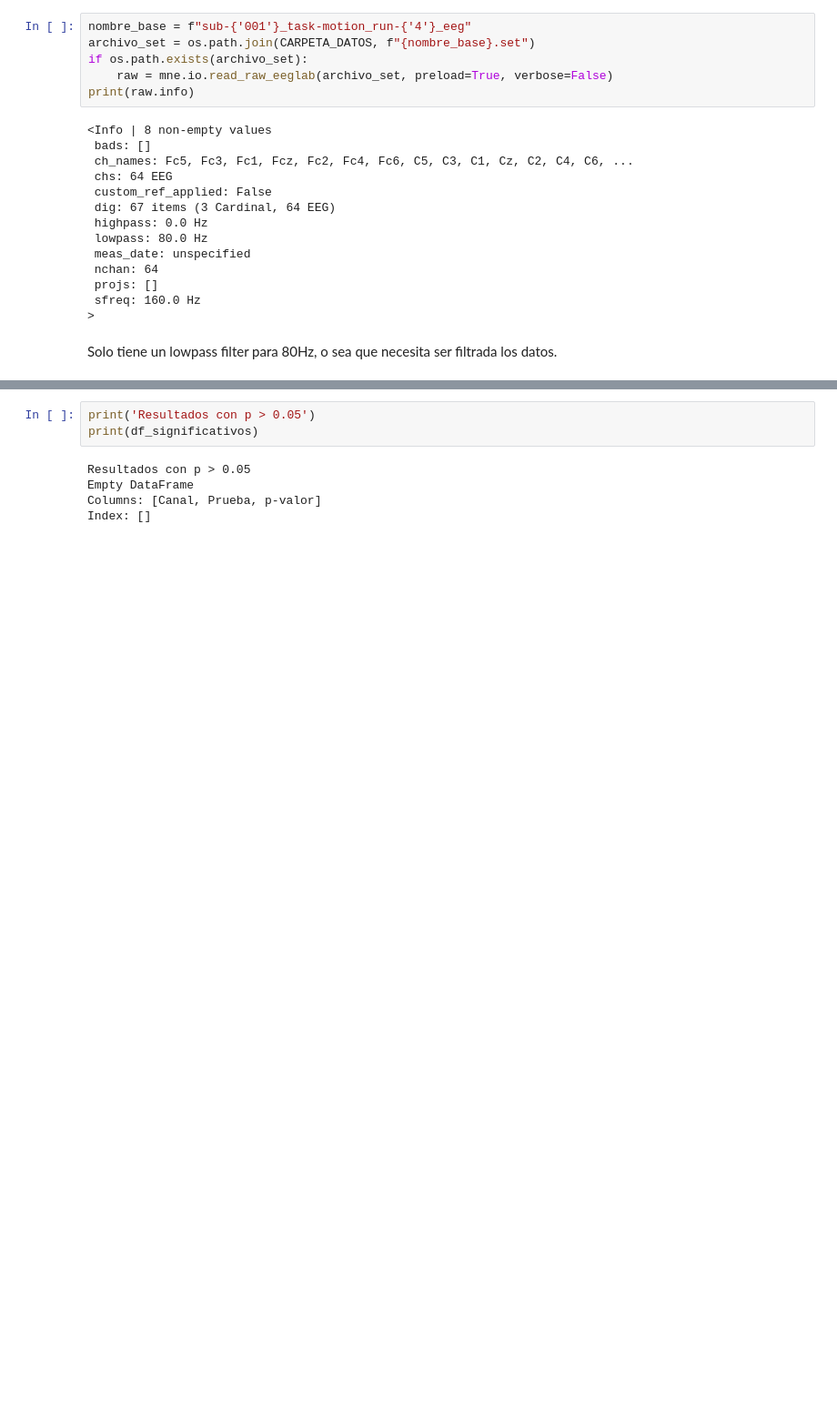
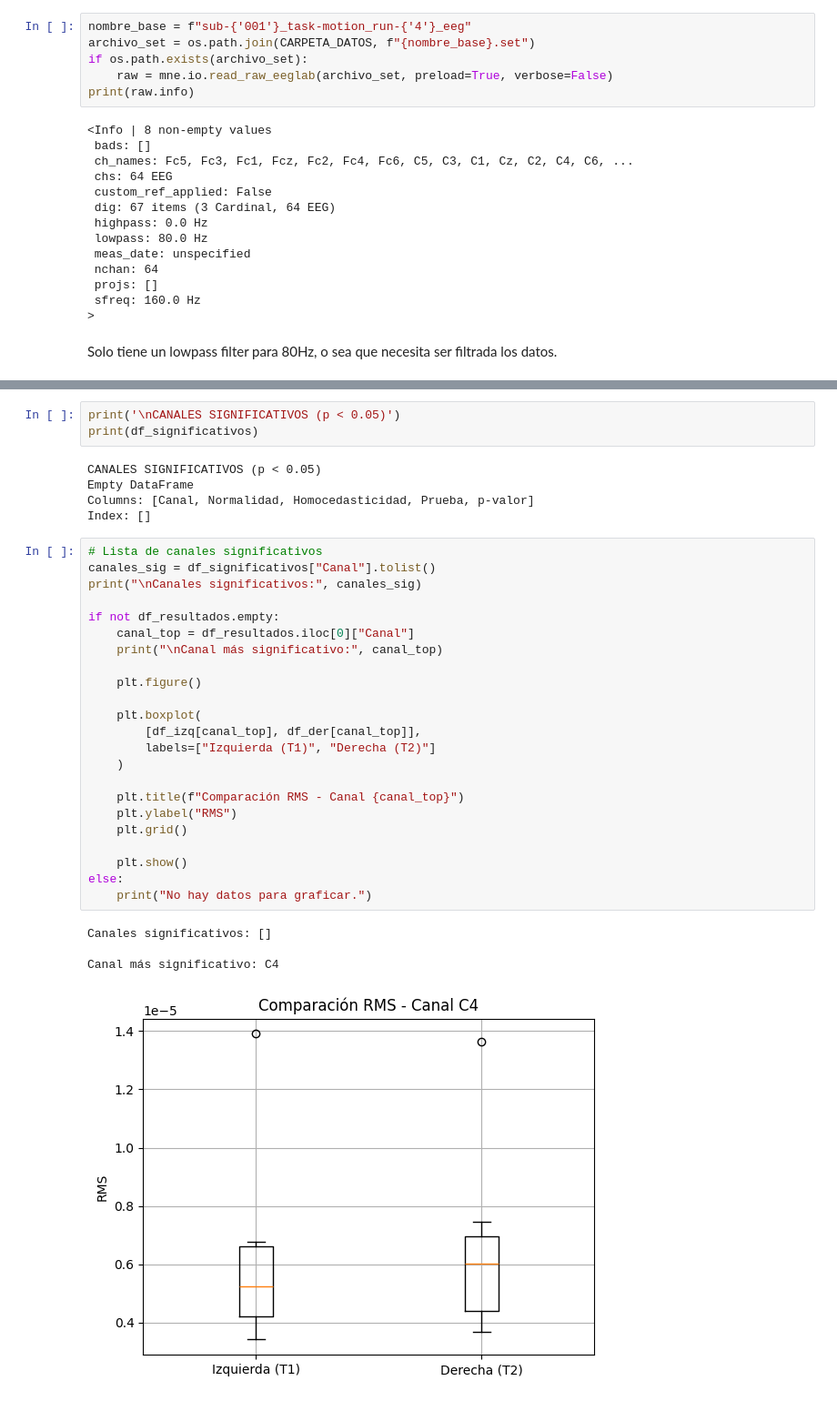
Before and after one commit to Daniu13/Lab_biosenales1, a Jupyter notebook: prac3_2/main.ipynb, the cells around one changed output, grey strips where cells are left out. Shown at 91% size. Drawn from its saved outputs; the diff is of its cells as text; blank space fills up the shorter version.

```diff
--- a/prac3_2/main.ipynb
+++ b/prac3_2/main.ipynb
@@ -219,8 +261,36 @@ Resulados completos
 # %%
-print('Resultados con p > 0.05')
+print('\nCANALES SIGNIFICATIVOS (p < 0.05)')
 print(df_significativos)
 # %% [output]
-Resultados con p > 0.05
+CANALES SIGNIFICATIVOS (p < 0.05)
 Empty DataFrame
-Columns: [Canal, Prueba, p-valor]
+Columns: [Canal, Normalidad, Homocedasticidad, Prueba, p-valor]
 Index: []
+# %%
+# Lista de canales significativos
+canales_sig = df_significativos["Canal"].tolist()
+print("\nCanales significativos:", canales_sig)
+
+if not df_resultados.empty:
+    canal_top = df_resultados.iloc[0]["Canal"]
+    print("\nCanal más significativo:", canal_top)
+
+    plt.figure()
+
+    plt.boxplot(
+        [df_izq[canal_top], df_der[canal_top]],
+        labels=["Izquierda (T1)", "Derecha (T2)"]
+    )
+
+    plt.title(f"Comparación RMS - Canal {canal_top}")
+    plt.ylabel("RMS")
+    plt.grid()
+
+    plt.show()
+else:
+    print("No hay datos para graficar.")
+# %% [output]
+Canales significativos: []
+
+Canal más significativo: C4
+[figure, added]
```
Also changed, not shown: parts of 7 cells of this notebook.
